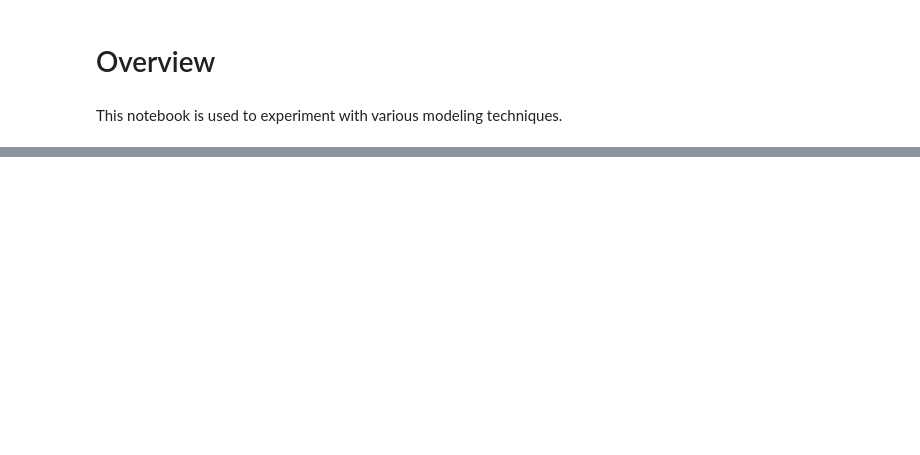
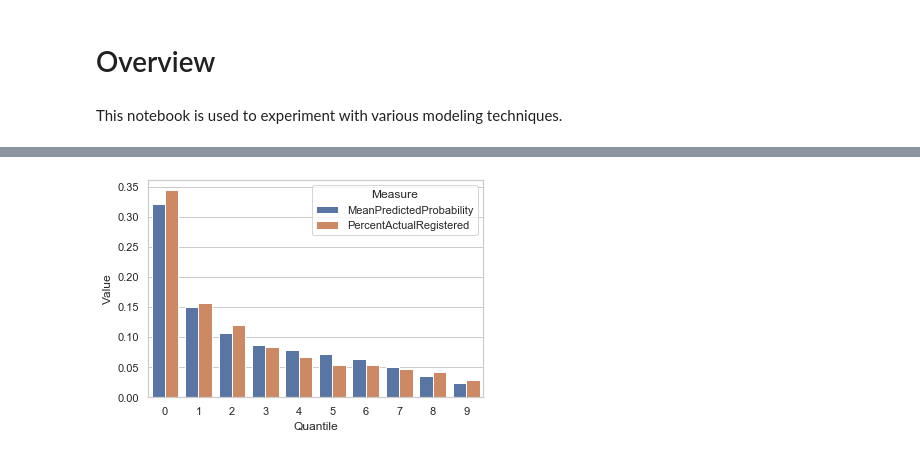
Before and after one commit to arthurnw/blood-donor-propensity-inventory, a Jupyter notebook: notebooks/exploration_model.ipynb, the cells around one changed output, grey strips where cells are left out. Saved outputs shown, nothing was run; the diff lists cells and outputs as text; code cells hidden in the pictures; blank space fills up the shorter version.

Commit message:
Added code to quantize and plot decile distribution

```diff
--- a/notebooks/exploration_model.ipynb
+++ b/notebooks/exploration_model.ipynb
@@ -64,0 +173,4 @@ clf_logreg.score(X_test, y_test)
+# %%
+# Calculate stats for each quantile: total actual registrations, total donors, and mean predicted probability
+quantile_stats = probs_vs_actual.groupby('Quantile').agg({'RegisteredInTargetPeriod': ['sum', 'count'], 'PredictedProbabilityOfRegistration': 'mean'})
+quantile_stats
@@ -64,0 +191,4 @@ clf_logreg.score(X_test, y_test)
+# %%
+# Rename columns
+quantile_stats.columns = ['ActualRegistered', 'TotalInQuantile', 'MeanPredictedProbability']
+quantile_stats
@@ -64,0 +208,6 @@ clf_logreg.score(X_test, y_test)
+# %%
+# Just get the two variables we care about
+quantile_stats['PercentActualRegistered'] = quantile_stats['ActualRegistered'] / quantile_stats['TotalInQuantile']
+quantile_stats.reset_index(inplace=True)
+quantile_stats.drop(['ActualRegistered', 'TotalInQuantile'], axis=1, inplace=True)
+quantile_stats
@@ -64,0 +226,4 @@ clf_logreg.score(X_test, y_test)
+# %%
+# Melt so we can plot mean predicted probability and actual % registered together
+melted_quantile_stats = pd.melt(quantile_stats, id_vars='Quantile', var_name='Measure', value_name='Value')
+melted_quantile_stats
@@ -64,0 +248,5 @@ clf_logreg.score(X_test, y_test)
+# %%
+sb.set(style='whitegrid')
+ax = sb.barplot(x='Quantile', y='Value', hue='Measure', data=melted_quantile_stats)
+# %% [output]
+[figure, added]
```
Also changed, not shown: parts of 25 cells of this notebook.
